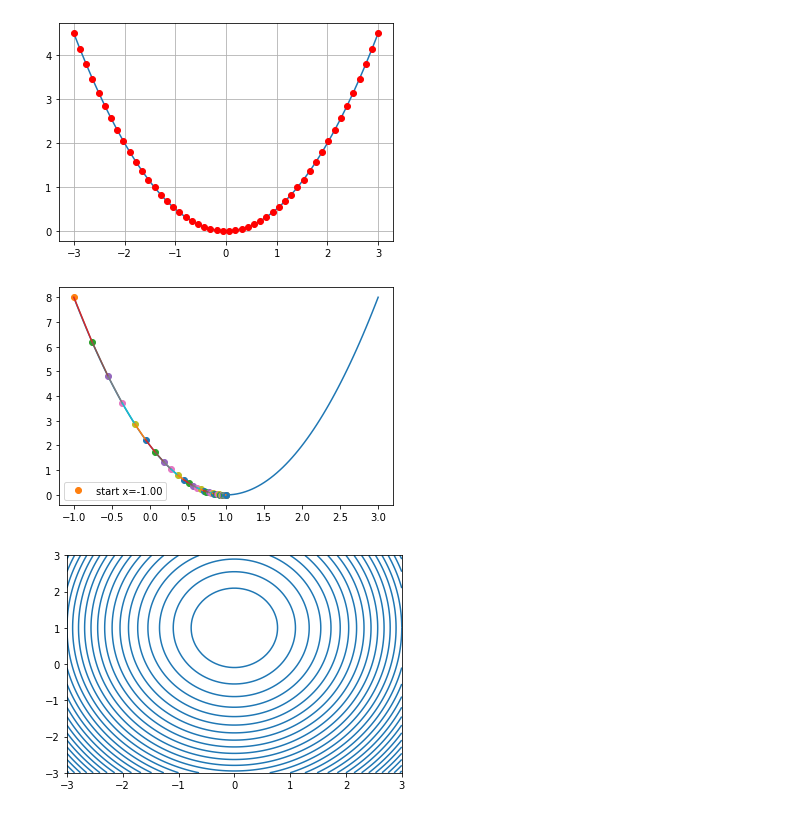
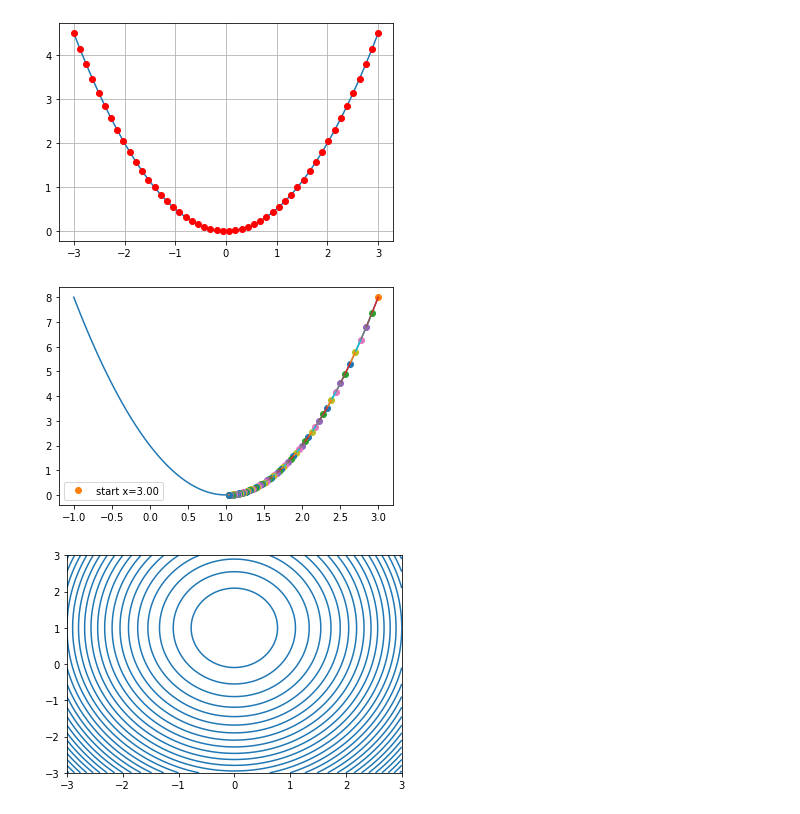
Before and after one commit to imguru-mooc/AI_Basic, a Jupyter notebook: 인공지능(오전반)/02_day.ipynb, the cells around one changed output. Drawn from its saved outputs; the diff is of its cells as text; code cells hidden in the pictures.

```diff
--- a/인공지능(오전반)/02_day.ipynb
+++ b/인공지능(오전반)/02_day.ipynb
@@ -24,35 +24,35 @@ plt.show()
 import numpy as np   # numeriacal computing
 import matplotlib.pyplot as plt  # plotting core
 
 # simple function to demo step size
 def f(x) : # A parabola
     f = 0.5*(2-x*2)**2
     return f
 def Df(x) : # The derivative (gradient)
     Df = 2*(2-x*2)
     return Df
 def xp1(x,alpha) : # update
     xp1 = x + alpha * Df(x)
     return xp1
 
 def plot_steps( guess, alpha, nsteps) :
     fig, ax = plt.subplots()
     x = np.linspace(-1,3,100)
     ax.plot(x, f(x))
     x = guess
     ax.plot(x,f(x), 'o', label='start x=%.2f' %x )
     for i in range(nsteps):
         xold = x
         x = xp1(x,alpha)
         #ax.plot(x,f(x), 'o', label='x = %.2f' %x)
         ax.plot(x,f(x), 'o')
         ax.plot([xold,x],[f(xold),f(x)], '-')
     plt.legend()
     plt.show()
 
-plot_steps( -1, 0.03, 50 )
+plot_steps( 3, 0.01, 100 )
 # %% [output]
-[figure, old version]
+[figure, new version]
 # %%
 import matplotlib.pyplot as plt
 import numpy as np
```
Also changed, not shown: parts of 5 cells of this notebook, 2 other files.
